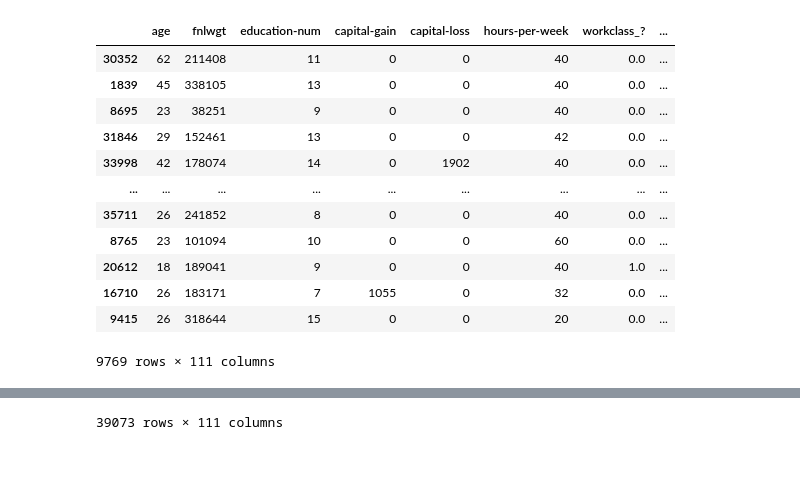
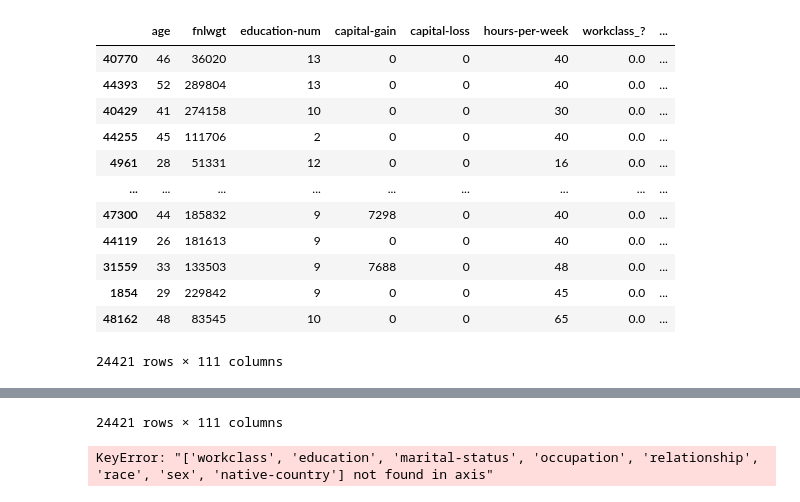
Before and after one commit to SamuelSonnenwald/GuteGruppeML, a Jupyter notebook: Complement_naive_bayes.ipynb, the cells around one changed output, grey strips where cells are left out. Saved outputs shown, nothing was run; the diff lists cells and outputs as text; code cells hidden in the pictures; blank space fills up the shorter version.

Commit message:
naive bayes accuracy

```diff
--- a/Complement_naive_bayes.ipynb
+++ b/Complement_naive_bayes.ipynb
@@ -3,55 +3,90 @@ import pandas as pd
 from sklearn.model_selection import train_test_split
 from sklearn import preprocessing
 from sklearn.linear_model import LogisticRegression
-
+from sklearn.naive_bayes import GaussianNB
+from sklearn.impute import SimpleImputer
+from sklearn.model_selection import train_test_split
+from sklearn.metrics import accuracy_score
+import pandas as pd
 from sklearn.linear_model import Ridge
 from sklearn.neighbors import KNeighborsRegressor
 from sklearn.tree import DecisionTreeRegressor
 from sklearn.neural_network import MLPRegressor
 from sklearn.model_selection import GridSearchCV
 from sklearn.feature_selection import RFECV, SelectKBest
 from sklearn.preprocessing import StandardScaler
 from sklearn.naive_bayes import MultinomialNB
+from sklearn.naive_bayes import GaussianNB
 from sklearn.naive_bayes import ComplementNB
+from sklearn.metrics import classification_report
 
 maindata = pd.read_csv("https://archive.ics.uci.edu/static/public/2/data.csv")
-#maindata.head()
+maindata.head()
 
 maindata_processed = maindata.copy()
 
 data_target = maindata["income"]
-
-x = data_target
-y = maindata_processed
 
 maindata_processed = maindata.drop(columns="income")
 
 label_encoder = preprocessing.LabelEncoder()
 data_target = label_encoder.fit_transform(data_target)
 
 encoder = preprocessing.OneHotEncoder()
 encoded = pd.DataFrame(encoder.fit_transform(maindata_processed[["workclass","education","marital-status","occupation","relationship","race","sex","native-country"]]).toarray(), columns=encoder.get_feature_names_out(["workclass","education","marital-status","occupation","relationship","race","sex","native-country"]))
 
 maindata_processed = maindata_processed.drop(columns=["workclass","education","marital-status","occupation","relationship","race","sex","native-country"])
 maindata_processed = maindata_processed.join(encoded)
 
 data_train, data_test, target_train, target_test = train_test_split(
-    maindata_processed, data_target,test_size=0.2, random_state=42, stratify=data_target)
+    maindata_processed, data_target,test_size=0.5, random_state=0, stratify=data_target)
 
 display(data_test)
 display(data_train)
+# Assuming 'data' is your dataset with missing values, and 'target' is the target variable
+
+# Load your dataset, replace this with your data loading process
+# data = pd.read_csv('your_dataset.csv')
+
+# Split your data into features and target variable
+maindata_processed = maindata_processed.drop(columns=["workclass","education","marital-status","occupation","relationship","race","sex","native-country"])
+  # Features
+data_target = maindata["income"]  # Target variable
+
+# Split the data into training and testing sets
+data_train, data_test, target_train, target_test = train_test_split(
+    maindata_processed, data_target,test_size=0.5, random_state=42)
+
+
+# Impute missing values - replace NaN values with mean of each column
+imputer = SimpleImputer(strategy='mean')
+data_train_imputed = imputer.fit_transform(data_train)
+data_test_imputed = imputer.transform(data_test)
+
+# Initialize Naive Bayes Classifier
+nb_classifier = GaussianNB()
+
+# Train the classifier on the imputed data
+nb_classifier.fit(data_train_imputed, target_train)
+
+# Predict on the test set
+target_pred = nb_classifier.predict(data_test_imputed)
+
+# Calculate accuracy
+accuracy = accuracy_score(target_test, target_pred)
+print(f"Accuracy: {accuracy}")
 # %% [output]
 |  | age | fnlwgt | education-num | capital-gain | capital-loss | hours-per-week | workclass_? | ... |
-| 30352 | 62 | 211408 | 11 | 0 | 0 | 40 | 0.0 | ... |
-| 1839 | 45 | 338105 | 13 | 0 | 0 | 40 | 0.0 | ... |
-| 8695 | 23 | 38251 | 9 | 0 | 0 | 40 | 0.0 | ... |
-| 31846 | 29 | 152461 | 13 | 0 | 0 | 42 | 0.0 | ... |
-| 33998 | 42 | 178074 | 14 | 0 | 1902 | 40 | 0.0 | ... |
+| 40770 | 46 | 36020 | 13 | 0 | 0 | 40 | 0.0 | ... |
+| 44393 | 52 | 289804 | 13 | 0 | 0 | 40 | 0.0 | ... |
+| 40429 | 41 | 274158 | 10 | 0 | 0 | 30 | 0.0 | ... |
+| 44255 | 45 | 111706 | 2 | 0 | 0 | 40 | 0.0 | ... |
+| 4961 | 28 | 51331 | 12 | 0 | 0 | 16 | 0.0 | ... |
 | ... | ... | ... | ... | ... | ... | ... | ... | ... |
-| 35711 | 26 | 241852 | 8 | 0 | 0 | 40 | 0.0 | ... |
-| 8765 | 23 | 101094 | 10 | 0 | 0 | 60 | 0.0 | ... |
-| 20612 | 18 | 189041 | 9 | 0 | 0 | 40 | 1.0 | ... |
-| 16710 | 26 | 183171 | 7 | 1055 | 0 | 32 | 0.0 | ... |
-| 9415 | 26 | 318644 | 15 | 0 | 0 | 20 | 0.0 | ... |
+| 47300 | 44 | 185832 | 9 | 7298 | 0 | 40 | 0.0 | ... |
+| 44119 | 26 | 181613 | 9 | 0 | 0 | 40 | 0.0 | ... |
+| 31559 | 33 | 133503 | 9 | 7688 | 0 | 48 | 0.0 | ... |
+| 1854 | 29 | 229842 | 9 | 0 | 0 | 45 | 0.0 | ... |
+| 48162 | 48 | 83545 | 10 | 0 | 0 | 65 | 0.0 | ... |
-9769 rows × 111 columns
+24421 rows × 111 columns
 |  | age | fnlwgt | education-num | capital-gain | capital-loss | hours-per-week | workclass_? | ... |
@@ -69 +104,2 @@ display(data_train)
-39073 rows × 111 columns
+24421 rows × 111 columns
+KeyError: "['workclass', 'education', 'marital-status', 'occupation', 'relationship', 'race', 'sex', 'native-country'] not found in axis"
```
Also changed, not shown: parts of 1 cell of this notebook.
